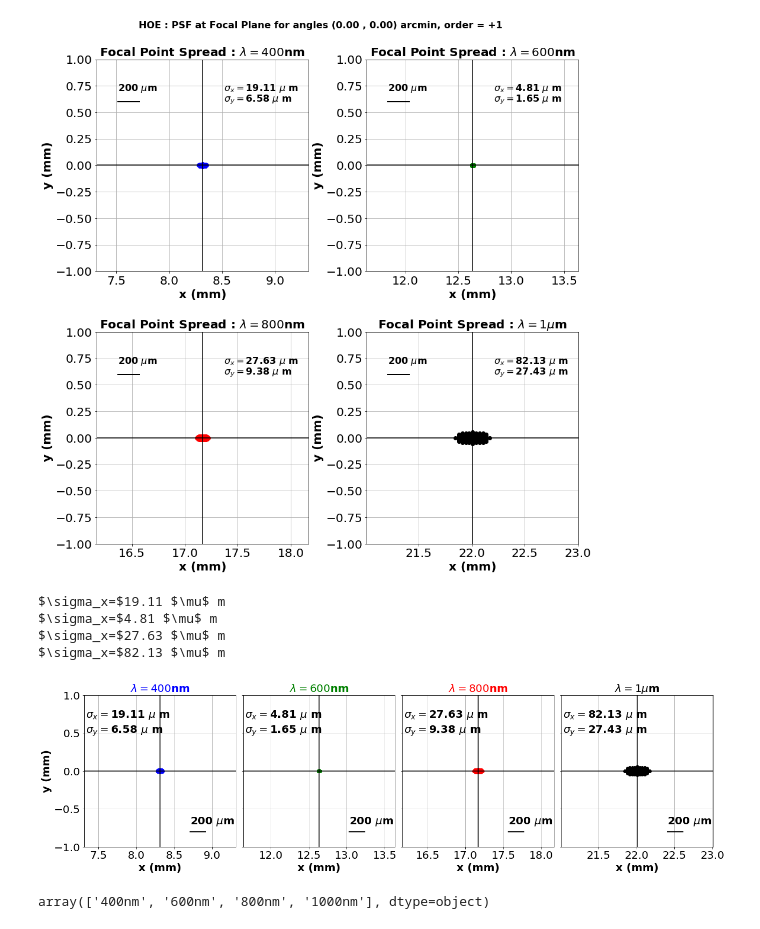
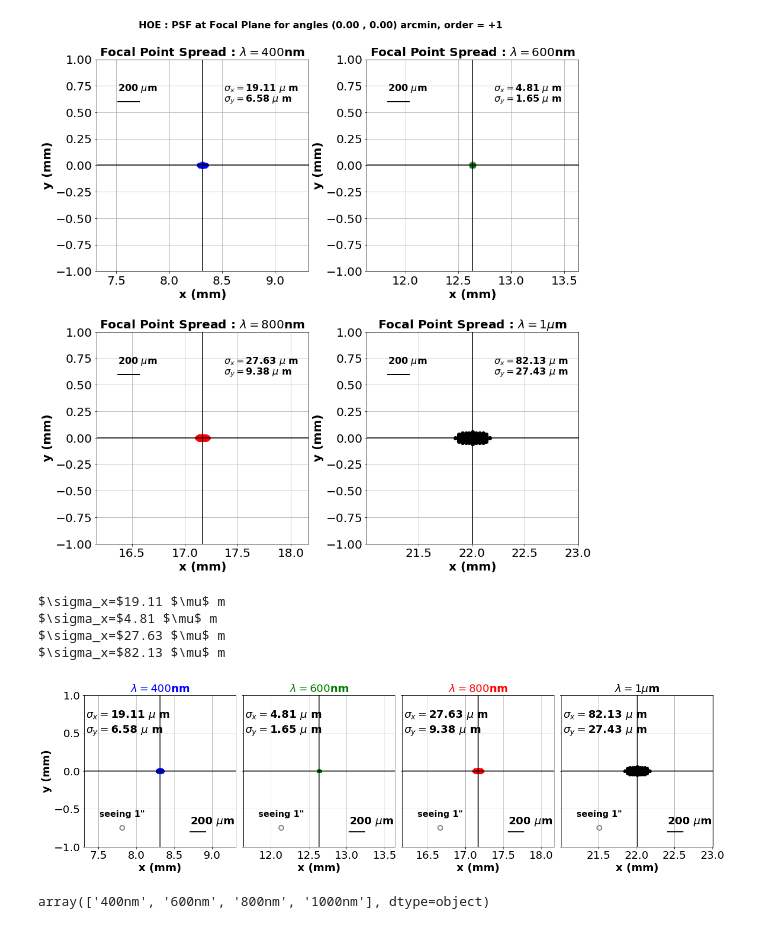
Before and after one commit to sylvielsstfr/OpticSimWthB4, a Jupyter notebook: DrawPSF/notebooks/DrawPSF_v3.ipynb, the cells around one changed output. Saved outputs shown, nothing was run; the diff lists cells and outputs as text; code cells hidden in the pictures.

Commit message:
update seeing circle

```diff
--- a/DrawPSF/notebooks/DrawPSF_v3.ipynb
+++ b/DrawPSF/notebooks/DrawPSF_v3.ipynb
@@ -476,3 +481,6 @@ ymin=y1av-wdt
 ymax=y1av+wdt
 xscale=xmax-xmin
 yscale=ymax-ymin
+# %%
+seeing_radius=1./pltscale/2 # in mm
+seeing_str="seeing 1\""
@@ -483,8 +499,17 @@ ax1.plot(x1, y1,'bo')
 Showscale(x1av,y1av,wdt,scalelabel,ax1)
 Showstat(x1av,y1av,wdt,x1std,y1std,ax1)
 
+
 ax1.set_xlim(x1av-wdt/2,x1av+wdt/2)
 ax1.set_ylim(y1av-wdt/2,y1av+wdt/2)
+#circle1=ShowCircle(x1av, x1av, seeing_radius)
+circle1 = Circle((x1av, y1av), seeing_radius, linewidth=2,edgecolor='grey', facecolor=(0, 0, 0, .0125))
+ax1.add_artist(circle1)
+#circle1 = Circle(x1av-wdt*(1./4.), y1av-wdt*(1./4.+1./8.), seeing_radius, linewidth=2,edgecolor='grey', facecolor=(0, 0, 0, .0125))
+#ax1.add_artist(circle1)
+#ax1.text(x1av-wdt*(1/2-1/10),y1av-wdt*(1/4-2/8),seeing_str,fontsize=16, fontweight='bold')
+
+
 ax1.set_title('Focal Point Spread : $\lambda=400$nm',fontweight='bold')
 ax1.set_xlabel('x (mm)',fontweight='bold')
 ax1.set_ylabel('y (mm)',fontweight='bold')
@@ -494,6 +519,9 @@ ax1.grid()
 ax2.plot(x2, y2,'go')
 Showscale(x2av,y2av,wdt,scalelabel,ax2)
 Showstat(x2av,y2av,wdt,x2std,y2std,ax2)
+#ShowCircle(x2av, x2av, seeing_radius,ax2)
+circle2 = Circle((x2av, y2av), seeing_radius, linewidth=2,edgecolor='grey', facecolor=(0, 0, 0, .0125))
+ax2.add_artist(circle2)
 ax2.set_xlim(x2av-wdt/2,x2av+wdt/2)
 ax2.set_ylim(y2av-wdt/2,y2av+wdt/2)
 ax2.set_xlabel('x (mm)',fontweight='bold')
@@ -505,6 +533,8 @@ ax2.set_title('Focal Point Spread : $\lambda=600$nm',fontweight='bold')
 ax3.plot(x3, y3,'ro')
 Showscale(x3av,y3av,wdt,scalelabel,ax3)
 Showstat(x3av,y3av,wdt,x3std,y3std,ax3)
+circle3 = Circle((x3av, y3av), seeing_radius, linewidth=2,edgecolor='grey', facecolor=(0, 0, 0, .0125))
+ax3.add_artist(circle3)
 ax3.set_xlim(x3av-wdt/2,x3av+wdt/2)
 ax3.set_ylim(y3av-wdt/2,y3av+wdt/2)
 ax3.set_xlabel('x (mm)',fontweight='bold')
@@ -516,6 +546,8 @@ ax3.set_title('Focal Point Spread : $\lambda=800$nm',fontweight='bold')
 ax4.plot(x4, y4,'ko')
 Showscale(x4av,y4av,wdt,scalelabel,ax4)
 Showstat(x4av,y4av,wdt,x4std,y4std,ax4)
+circle4 = Circle((x4av, y4av), seeing_radius, linewidth=2,edgecolor='grey', facecolor=(0, 0, 0, .0125))
+ax4.add_artist(circle4)
 ax4.set_xlim(x4av-wdt/2,x4av+wdt/2)
 ax4.set_ylim(y4av-wdt/2,y4av+wdt/2)
 ax4.set_xlabel('x (mm)',fontweight='bold')
@@ -535,11 +567,13 @@ $\sigma_x=$82.13 $\mu$ m
 [figure]
 # %%
 f, ((ax1, ax2, ax3, ax4)) = plt.subplots(1, 4,figsize=(18,6),sharey=True)
+#-----
 ax1.plot(x1, y1,'bo')
-
 Showscale2(x1av,y1av,wdt,scalelabel,ax1)
 Showstat2(x1av,y1av,wdt,x1std,y1std,ax1)
-
+circle1 = Circle((x1av-wdt/4, y1av-wdt/2*3/4), seeing_radius, linewidth=2,edgecolor='grey', facecolor=(0, 0, 0, .0125))
+ax1.text(x1av-wdt/2*(1-1/5), y1av-wdt/2*3/4*(1-1/5),seeing_str,fontsize=16, fontweight='bold')
+ax1.add_artist(circle1)
 ax1.set_xlim(x1av-wdt/2,x1av+wdt/2)
 ax1.set_ylim(y1av-wdt/2,y1av+wdt/2)
 ax1.set_title('$\lambda=400$nm',fontweight='bold',color="b",fontsize=20)
@@ -551,6 +585,10 @@ ax1.grid()
 ax2.plot(x2, y2,'go')
 Showscale2(x2av,y2av,wdt,scalelabel,ax2)
 Showstat2(x2av,y2av,wdt,x2std,y2std,ax2)
+#circle2 = Circle((x2av, y2av), seeing_radius, linewidth=2,edgecolor='grey', facecolor=(0, 0, 0, .0125))
+circle2 = Circle((x2av-wdt/4, y2av-wdt/2*3/4), seeing_radius, linewidth=2,edgecolor='grey', facecolor=(0, 0, 0, .0125))
+ax2.text(x2av-wdt/2*(1-1/5), y2av-wdt/2*3/4*(1-1/5),seeing_str,fontsize=16, fontweight='bold')
+ax2.add_artist(circle2)
 ax2.set_xlim(x2av-wdt/2,x2av+wdt/2)
 ax2.set_ylim(y2av-wdt/2,y2av+wdt/2)
 ax2.set_xlabel('x (mm)',fontweight='bold',fontsize=20)
@@ -562,36 +600,44 @@ ax2.set_title('$\lambda=600$nm',fontweight='bold',color="g",fontsize=20)
 ax3.plot(x3, y3,'ro')
 Showscale2(x3av,y3av,wdt,scalelabel,ax3)
 Showstat2(x3av,y3av,wdt,x3std,y3std,ax3)
+#circle3 = Circle((x3av, y3av), seeing_radius, linewidth=2,edgecolor='grey', facecolor=(0, 0, 0, .0125))
+circle3 = Circle((x3av-wdt/4, y3av-wdt/2*3/4), seeing_radius, linewidth=2,edgecolor='grey', facecolor=(0, 0, 0, .0125))
+ax3.text(x3av-wdt/2*(1-1/5), y3av-wdt/2*3/4*(1-1/5),seeing_str,fontsize=16, fontweight='bold')
+ax3.add_artist(circle3)
 ax3.set_xlim(x3av-wdt/2,x3av+wdt/2)
 ax3.set_ylim(y3av-wdt/2,y3av+wdt/2)
 ax3.set_xlabel('x (mm)',fontweight='bold',fontsize=20)
 #ax3.set_ylabel('y (mm)',fontweight='bold')
 ax3.grid()
 ax3.set_aspect('equal')
 ax3.set_title('$\lambda=800$nm',fontweight='bold',color="r",fontsize=20)
 #-----
 ax4.plot(x4, y4,'ko')
 Showscale2(x4av,y4av,wdt,scalelabel,ax4)
 Showstat2(x4av,y4av,wdt,x4std,y4std,ax4)
+#circle4 = Circle((x4av, y4av), seeing_radius, linewidth=2,edgecolor='grey', facecolor=(0, 0, 0, .0125))
+circle4 = Circle((x4av-wdt/4, y4av-wdt/2*3/4), seeing_radius, linewidth=2,edgecolor='grey', facecolor=(0, 0, 0, .0125))
+ax4.text(x4av-wdt/2*(1-1/5), y4av-wdt/2*3/4*(1-1/5),seeing_str,fontsize=16, fontweight='bold')
+ax4.add_artist(circle4)
 ax4.set_xlim(x4av-wdt/2,x4av+wdt/2)
 ax4.set_ylim(y4av-wdt/2,y4av+wdt/2)
 ax4.set_xlabel('x (mm)',fontweight='bold',fontsize=20)
 ax4.set_aspect('equal')
 #ax4.set_ylabel('y (mm)',fontweight='bold')
 ax4.grid()
 ax4.set_title('$\lambda=1\mu$m',fontweight='bold',color="k",fontsize=20)
 #plt.suptitle(fulltitle2,fontsize=16,fontweight='bold',y=1.02)
 
 
 plt.tight_layout()
 plt.subplots_adjust(wspace=0.05)
 plt.savefig(figname3)
 # %% [output]
 $\sigma_x=$19.11 $\mu$ m
 $\sigma_x=$4.81 $\mu$ m
 $\sigma_x=$27.63 $\mu$ m
 $\sigma_x=$82.13 $\mu$ m
-[figure, old version]
+[figure, new version]
 # %%
 df_out.index.values
 # %% [output]
```
Also changed, not shown: parts of 4 cells of this notebook, 2 other files.
